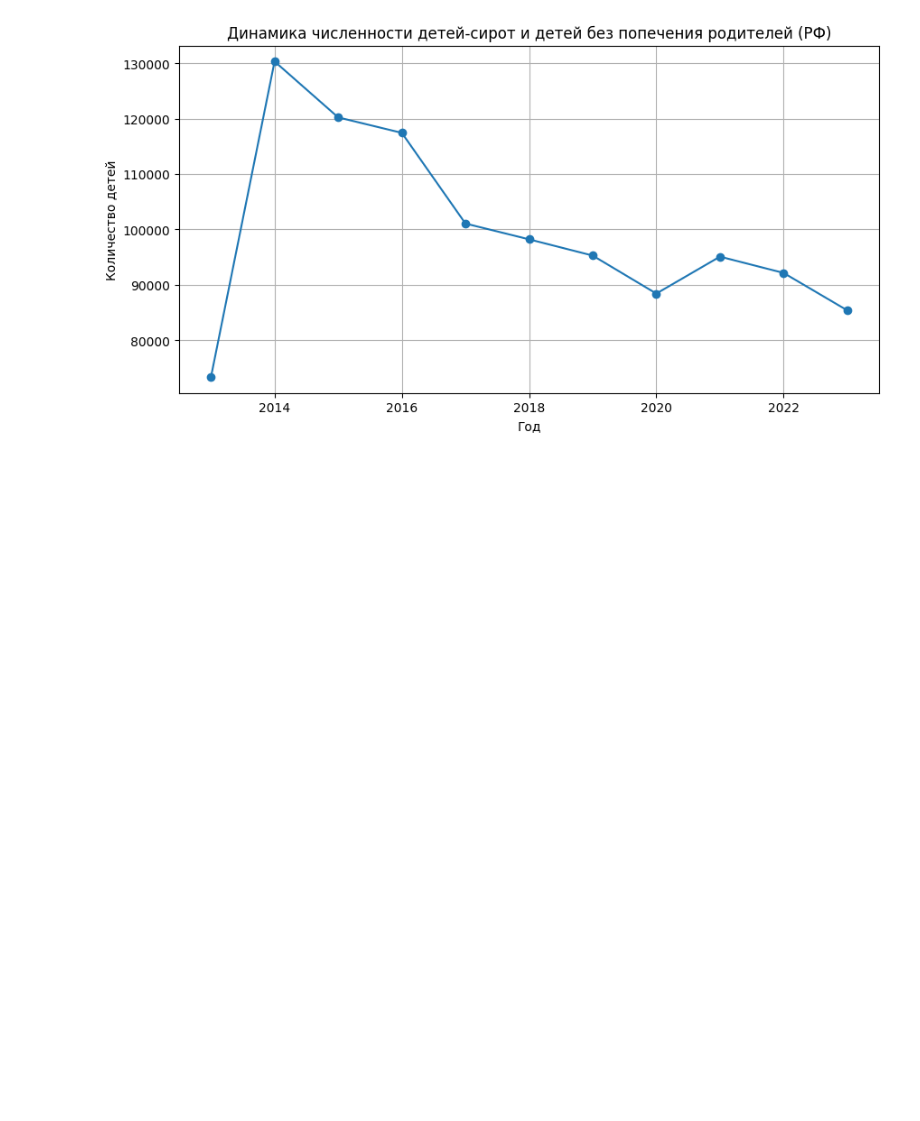
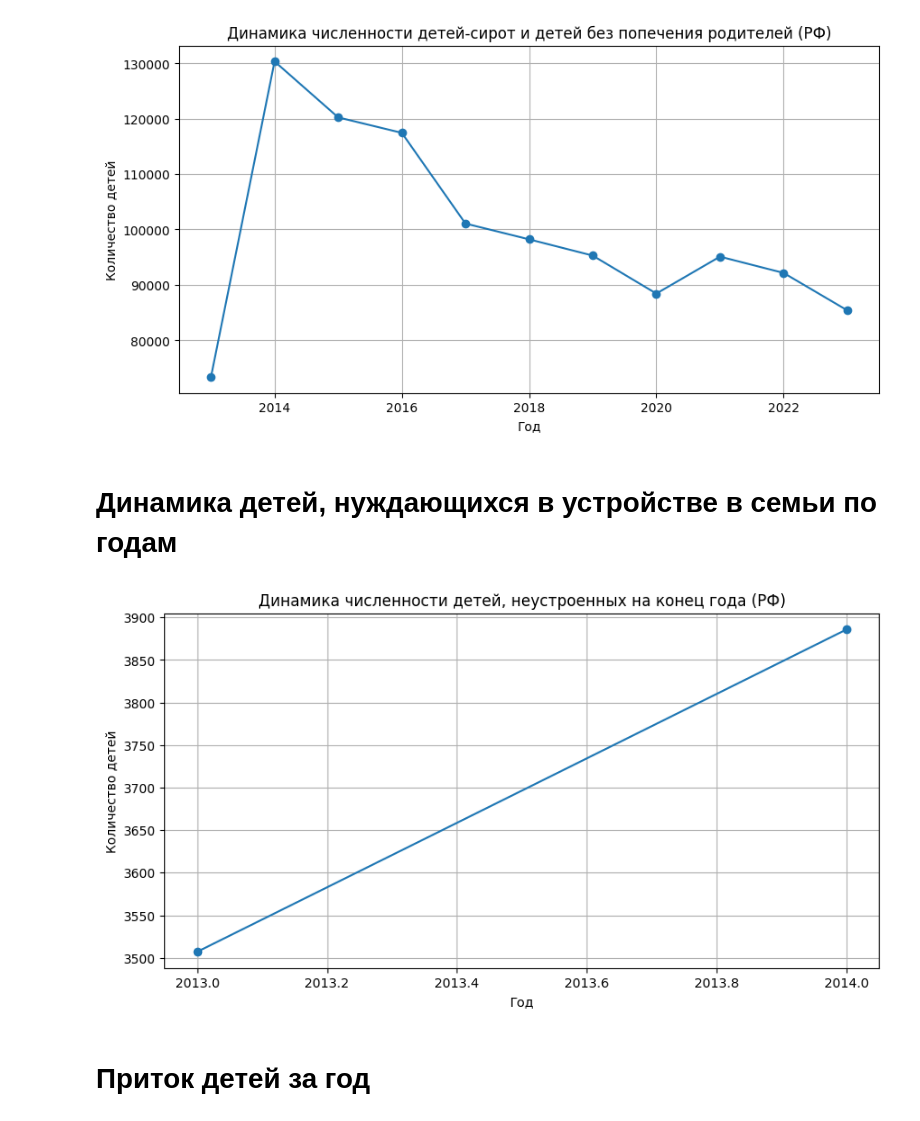
Before and after one commit to manifoldmind/Orphans-data-analysis, a Jupyter notebook: 1 scale of problem.ipynb, the cells around one changed output. Drawn from its saved outputs; the diff is of its cells as text; code cells hidden in the pictures; blank space fills up the shorter version.

```diff
--- a/analisys.ipynb
+++ b/1 scale of problem.ipynb
@@ -238,3 +239,26 @@ plt.grid(True)
 plt.show()
 # %% [output]
 [figure]
+# %% [markdown]
+# Динамика детей, нуждающихся в устройстве в семьи по годам
+# %%
+
+mask = (df['indicator_category'] == '1. Учет и устройство детей, оставшихся без попечения родителей') & \
+        (df['dimension'] == 'всего') & (df['indicator'] == 'численность детей, оставшихся неустроенными на конец отчетного года')
+
+df_total_2 = df[mask]
+
+russia_by_year_need_fam = df_total_2.groupby('year')['indicator_value'].sum().reset_index()
+# %%
+plt.figure(figsize=(10, 5))
+"""Горизонт - год, вертикаль - число сирот"""
+plt.plot(russia_by_year_need_fam['year'], russia_by_year_need_fam['indicator_value'], marker='o', linestyle='-')
+plt.title('Динамика численности детей, неустроенных на конец года (РФ)')
+plt.xlabel('Год')
+plt.ylabel('Количество детей')
+plt.grid(True)
+plt.show()
+# %% [output]
+[figure, added]
+# %% [markdown]
+# Приток детей за год
```
Also changed, not shown: parts of 5 cells of this notebook, 1 other file.
